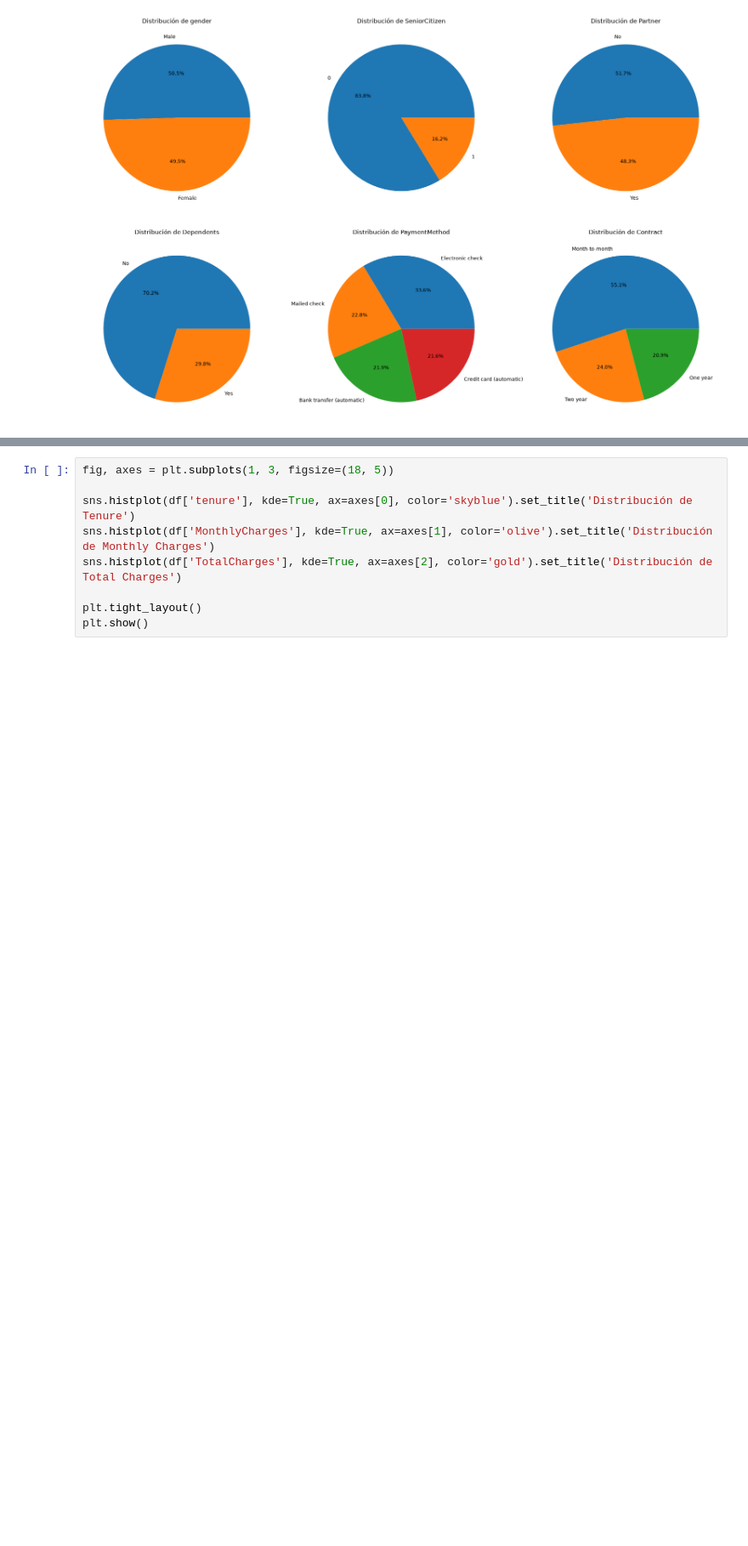
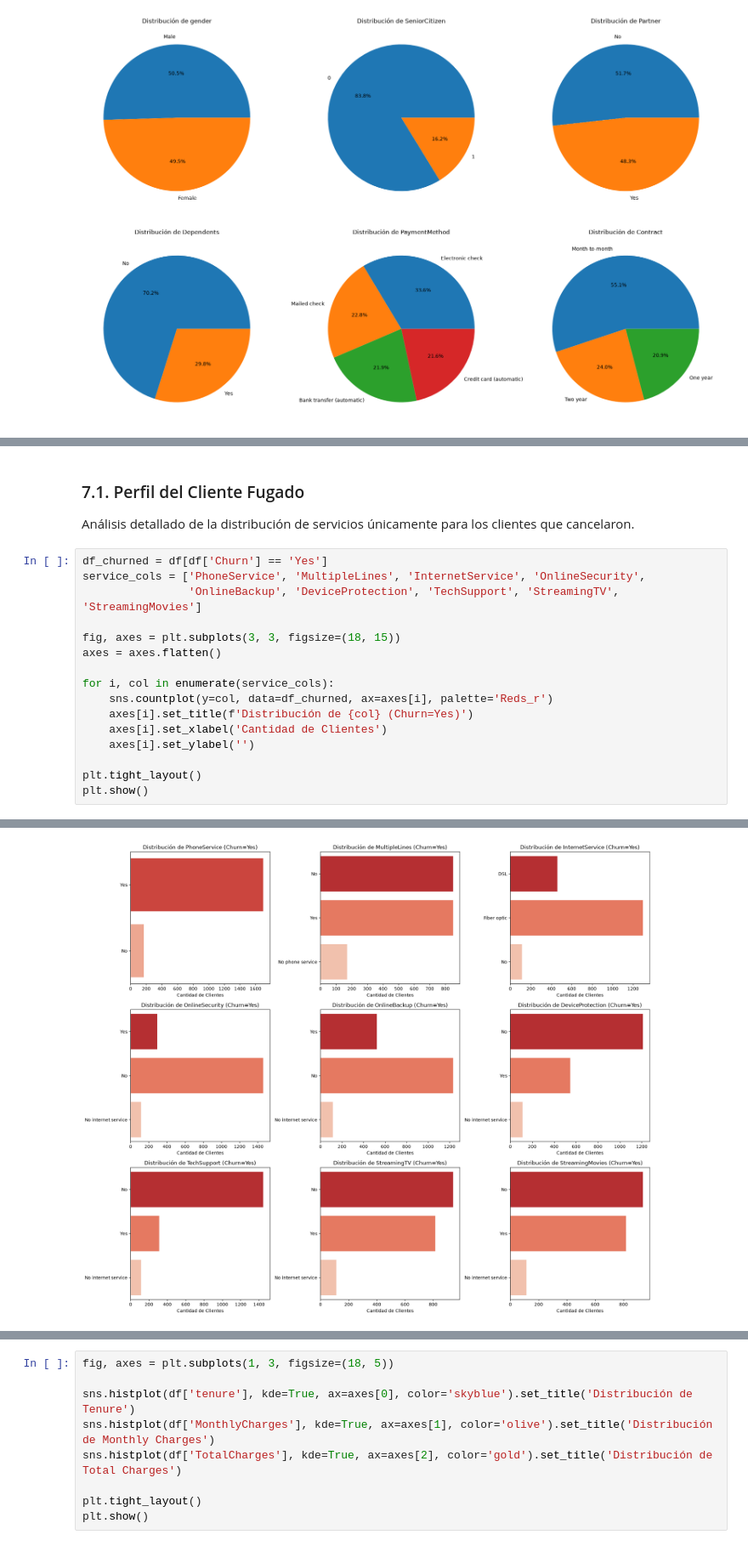
Before and after one commit to Felixphz/Churn-Prediction, a Jupyter notebook: ml_pipeline/notebooks/eda.ipynb, the cells around one changed output, grey strips where cells are left out. Shown at 85% size. Saved outputs shown, nothing was run; the diff lists cells and outputs as text; blank space fills up the shorter version.

```diff
--- a/ml_pipeline/notebooks/eda.ipynb
+++ b/ml_pipeline/notebooks/eda.ipynb
@@ -208,0 +207,20 @@ plt.show()
+# %% [markdown]
+### 7.1. Perfil del Cliente Fugado
+Análisis detallado de la distribución de servicios únicamente para los clientes que cancelaron.
+# %%
+df_churned = df[df['Churn'] == 'Yes']
+service_cols = ['PhoneService', 'MultipleLines', 'InternetService', 'OnlineSecurity',
+                'OnlineBackup', 'DeviceProtection', 'TechSupport', 'StreamingTV', 'StreamingMovies']
+
+fig, axes = plt.subplots(3, 3, figsize=(18, 15))
+axes = axes.flatten()
+
+for i, col in enumerate(service_cols):
+    sns.countplot(y=col, data=df_churned, ax=axes[i], palette='Reds_r')
+    axes[i].set_title(f'Distribución de {col} (Churn=Yes)')
+    axes[i].set_xlabel('Cantidad de Clientes')
+    axes[i].set_ylabel('')
+
+plt.tight_layout()
+plt.show()
+# %% [output]
@@ -208,0 +244 @@ plt.show()
+[figure, added]
```
Also changed, not shown: parts of 31 cells of this notebook.
